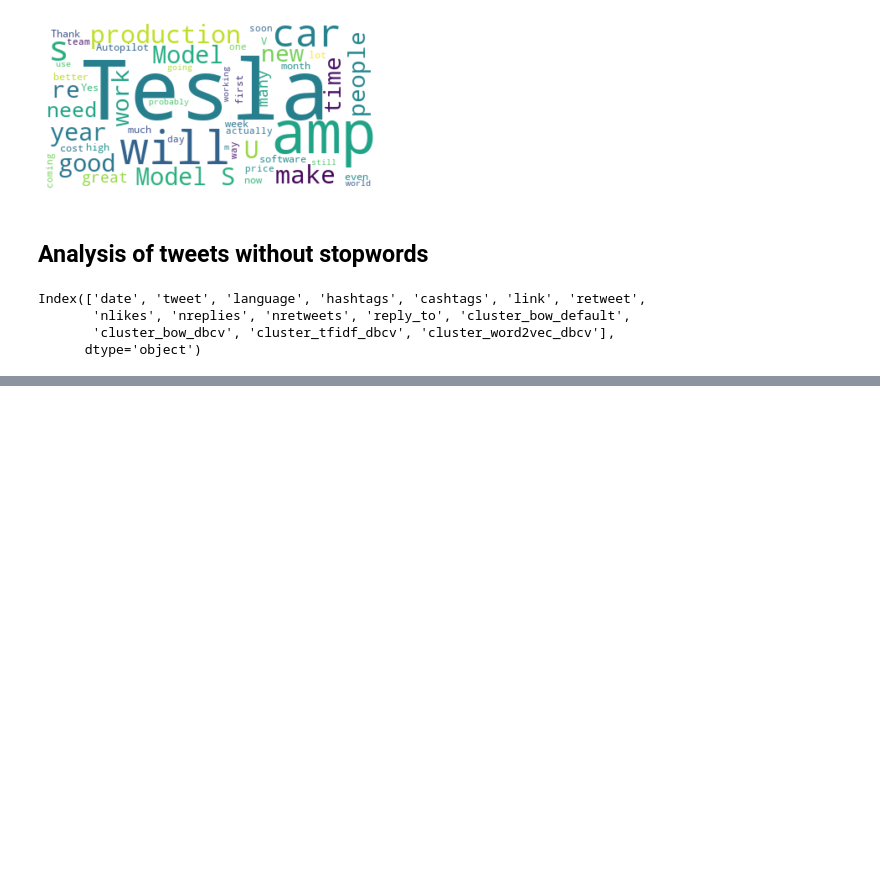
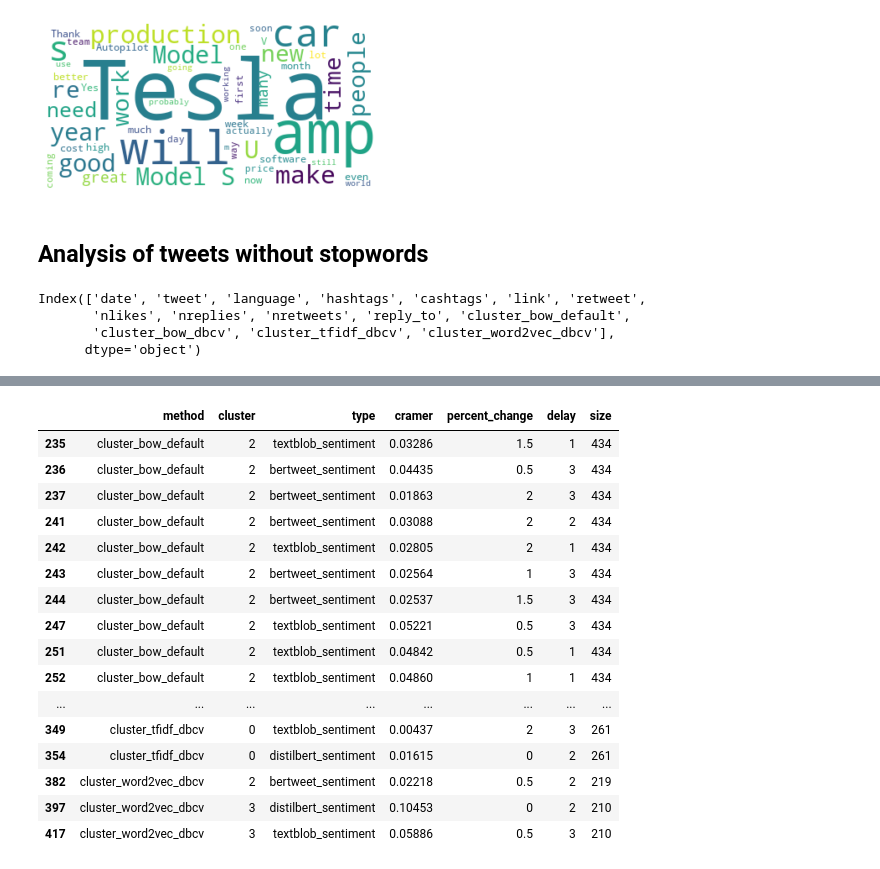
Before and after one commit to kmaksatk/Twitter_Stocks_Correlation, a Jupyter notebook: correlation_analysis.ipynb, the cells around one changed output, grey strips where cells are left out. Cells and saved outputs as stored; diff of their text form; code cells hidden in the pictures; blank space fills up the shorter version.

```diff
--- a/correlation_analysis.ipynb
+++ b/correlation_analysis.ipynb
@@ -158,0 +189,23 @@ KeyError: 'cluster_use_default'
+# %%
+cramer_no_sw_sorted_size = cramer_no_sw.sort_values('size', ascending=False).reset_index(drop = True)
+cramer_no_sw_sorted_size = cramer_no_sw_sorted_size.loc[(cramer_no_sw_sorted_size['size'] < 8000) & (cramer_no_sw_sorted_size['cluster'] != -1) &
+(cramer_no_sw_sorted_size['cramer']>0)]
+cramer_no_sw_sorted_size.head(25)
+# %% [output]
+|  | method | cluster | type | cramer | percent_change | delay | size |
+| 235 | cluster_bow_default | 2 | textblob_sentiment | 0.03286 | 1.5 | 1 | 434 |
+| 236 | cluster_bow_default | 2 | bertweet_sentiment | 0.04435 | 0.5 | 3 | 434 |
+| 237 | cluster_bow_default | 2 | bertweet_sentiment | 0.01863 | 2 | 3 | 434 |
+| 241 | cluster_bow_default | 2 | bertweet_sentiment | 0.03088 | 2 | 2 | 434 |
+| 242 | cluster_bow_default | 2 | textblob_sentiment | 0.02805 | 2 | 1 | 434 |
+| 243 | cluster_bow_default | 2 | bertweet_sentiment | 0.02564 | 1 | 3 | 434 |
+| 244 | cluster_bow_default | 2 | bertweet_sentiment | 0.02537 | 1.5 | 3 | 434 |
+| 247 | cluster_bow_default | 2 | textblob_sentiment | 0.05221 | 0.5 | 3 | 434 |
+| 251 | cluster_bow_default | 2 | textblob_sentiment | 0.04842 | 0.5 | 1 | 434 |
+| 252 | cluster_bow_default | 2 | textblob_sentiment | 0.04860 | 1 | 1 | 434 |
+| ... | ... | ... | ... | ... | ... | ... | ... |
+| 349 | cluster_tfidf_dbcv | 0 | textblob_sentiment | 0.00437 | 2 | 3 | 261 |
+| 354 | cluster_tfidf_dbcv | 0 | distilbert_sentiment | 0.01615 | 0 | 2 | 261 |
+| 382 | cluster_word2vec_dbcv | 2 | bertweet_sentiment | 0.02218 | 0.5 | 2 | 219 |
+| 397 | cluster_word2vec_dbcv | 3 | distilbert_sentiment | 0.10453 | 0 | 2 | 210 |
+| 417 | cluster_word2vec_dbcv | 3 | textblob_sentiment | 0.05886 | 0.5 | 3 | 210 |
```
Also changed, not shown: parts of 3 cells of this notebook.
